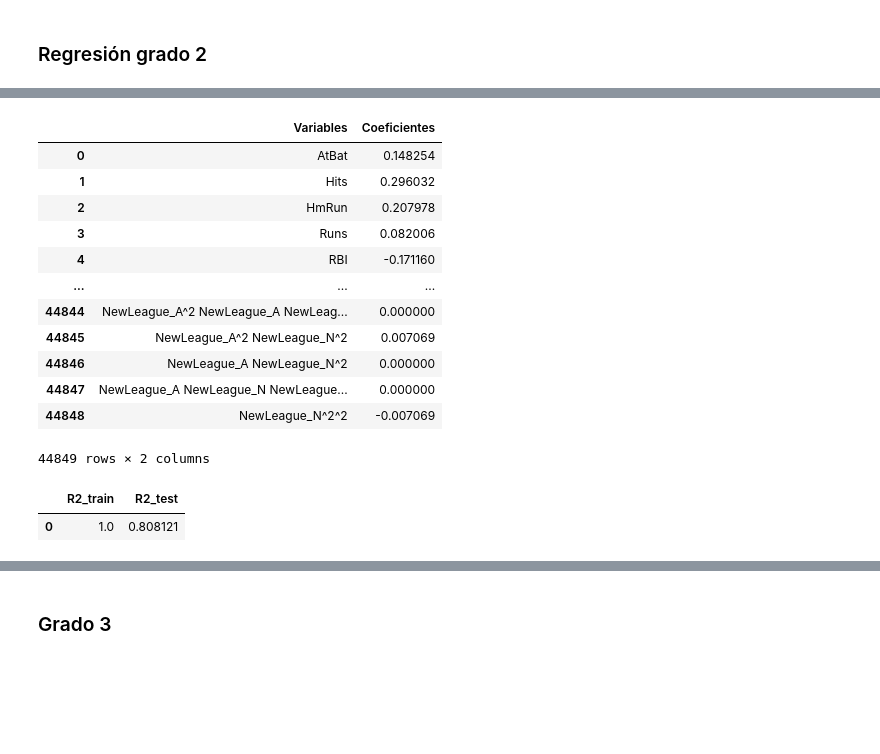
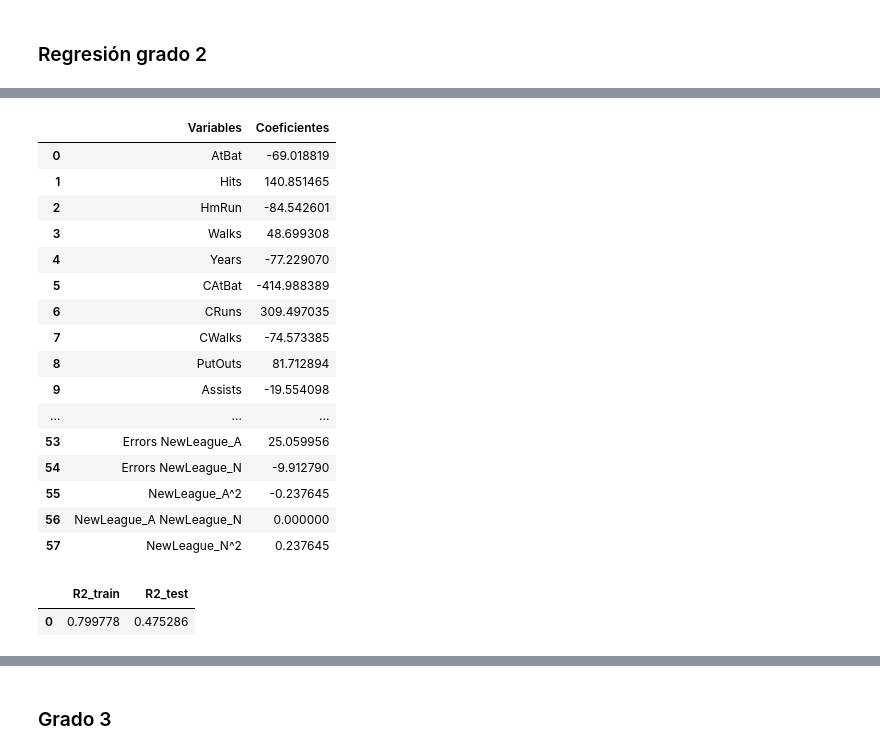
Before and after one commit to AnaSofiaHinojosa/Proyecto1LabAprEstadistico, a Jupyter notebook: Proyecto.ipynb, the cells around one changed output, grey strips where cells are left out. Cells and saved outputs as stored; diff of their text form; code cells hidden in the pictures; blank space fills up the shorter version.

```diff
--- a/Proyecto.ipynb
+++ b/Proyecto.ipynb
@@ -107,32 +107,6 @@ def dataframe_polinomial(degree):
     return data_nueva_variables
 
 
-# def sin_penalizacion_polinomial(data, degree):
-
-    x_train_scaled_poly, x_test_scaled_poly, y_train, y_test = datos_polinomiales(data, degree)
-
-    model = LinearRegression()
-    model.fit(x_train_scaled_poly, y_train)
-
-    y_pred_train = model.predict(x_train_scaled_poly)
-    r2_train = r2_score(y_train, y_pred_train)
-
-    y_pred = model.predict(x_test_scaled_poly)
-    r2_test = r2_score(y_test, y_pred)
-
-    res = pd.DataFrame({
-        'Variables': x_train_scaled_poly.columns,
-        'Coeficientes': model.coef_
-    })
-
-    r2s = pd.DataFrame({
-        'R2_train': [r2_train],
-        'R2_test': [r2_test]
-    })
-
-    return res, r2s
-
-
 def sin_penalizacion(data):
 
 
@@ -143,17 +117,10 @@ def sin_penalizacion(data):
 
     y_pred = results.predict(sm.add_constant(x_test_scaled))
     r2s = r2_score(y_test, y_pred)
-
+    r2s = pd.DataFrame({'R2_test': [r2s]})
     res = results.summary()
     return res, r2s, results
 
-# def sin_penalizacion(data, degree):
-
-
-    if degree == 1:
-        return sin_penalizacion_lineal(data)
-    else:
-        return sin_penalizacion_polinomial(data, degree)
 
 def ridge(data, alpha):
 
@@ -184,7 +151,7 @@ def lasso(data, alpha):
     r2s = pd.DataFrame({'R2_train': [r2_train], 'R2_test': [r2]})
     return res, r2s
 
-def elastic_net(data, alpha, ratio, degree):
+def elastic_net(data, alpha, ratio):
 
 
     x_train_scaled, x_test_scaled, y_train, y_test = datos(data)
@@ -338,4 +287,7 @@ elastic_net(data, 1, 0.5, 1)[1]
 | 0 | 0.529303 | 0.353081 |
 # %% [markdown]
 ### Regresión grado 2
+# %%
+data_cuadrada = dataframe_polinomial(2)
+data_cubica = dataframe_polinomial(3)
 # %%
@@ -362,22 +335,26 @@ sin_penalizacion(data, 2)[1]
 # %%
-ridge(data, 1, 2)[0]
+ridge(data_cuadrada, 1)[0]
 # %% [output]
 |  | Variables | Coeficientes |
-| 0 | AtBat | 0.148254 |
-| 1 | Hits | 0.296032 |
-| 2 | HmRun | 0.207978 |
-| 3 | Runs | 0.082006 |
-| 4 | RBI | -0.171160 |
+| 0 | AtBat | -69.018819 |
+| 1 | Hits | 140.851465 |
+| 2 | HmRun | -84.542601 |
+| 3 | Walks | 48.699308 |
+| 4 | Years | -77.229070 |
+| 5 | CAtBat | -414.988389 |
+| 6 | CRuns | 309.497035 |
+| 7 | CWalks | -74.573385 |
+| 8 | PutOuts | 81.712894 |
+| 9 | Assists | -19.554098 |
 | ... | ... | ... |
-| 44844 | NewLeague_A^2 NewLeague_A NewLeag... | 0.000000 |
-| 44845 | NewLeague_A^2 NewLeague_N^2 | 0.007069 |
-| 44846 | NewLeague_A NewLeague_N^2 | 0.000000 |
-| 44847 | NewLeague_A NewLeague_N NewLeague... | 0.000000 |
-| 44848 | NewLeague_N^2^2 | -0.007069 |
+| 53 | Errors NewLeague_A | 25.059956 |
+| 54 | Errors NewLeague_N | -9.912790 |
+| 55 | NewLeague_A^2 | -0.237645 |
+| 56 | NewLeague_A NewLeague_N | 0.000000 |
+| 57 | NewLeague_N^2 | 0.237645 |
-44849 rows × 2 columns
 # %%
-ridge(data, 1, 2)[1]
+ridge(data_cuadrada, 1)[1]
 # %% [output]
 |  | R2_train | R2_test |
-| 0 | 1.0 | 0.808121 |
+| 0 | 0.799778 | 0.475286 |
 # %%
```
Also changed, not shown: parts of 23 cells of this notebook.
